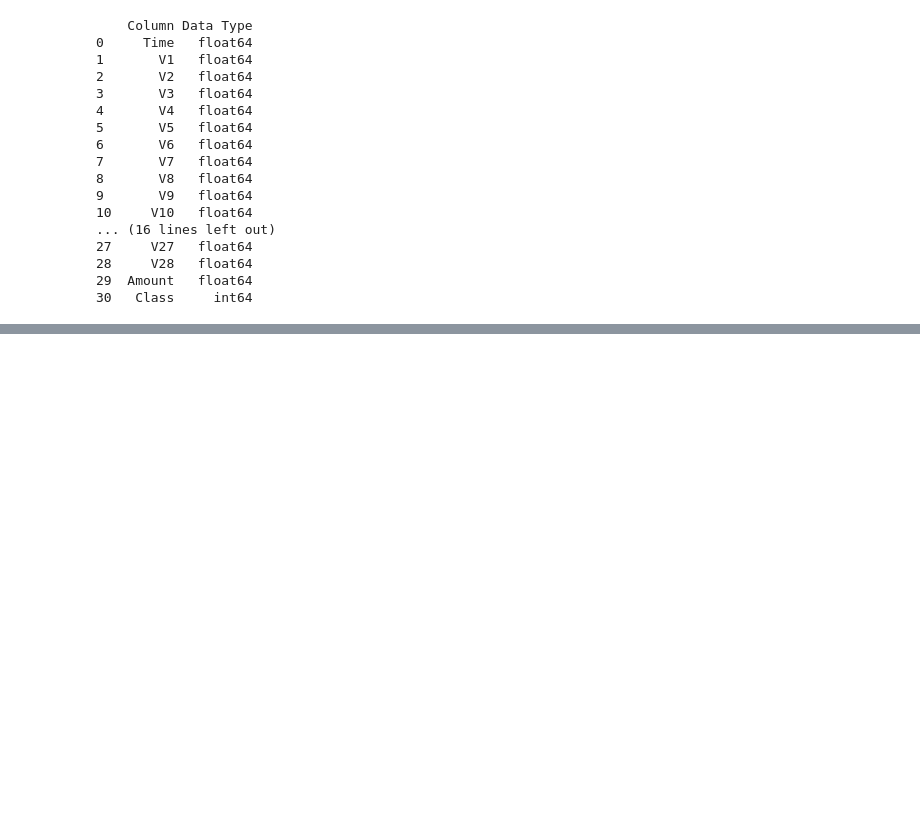
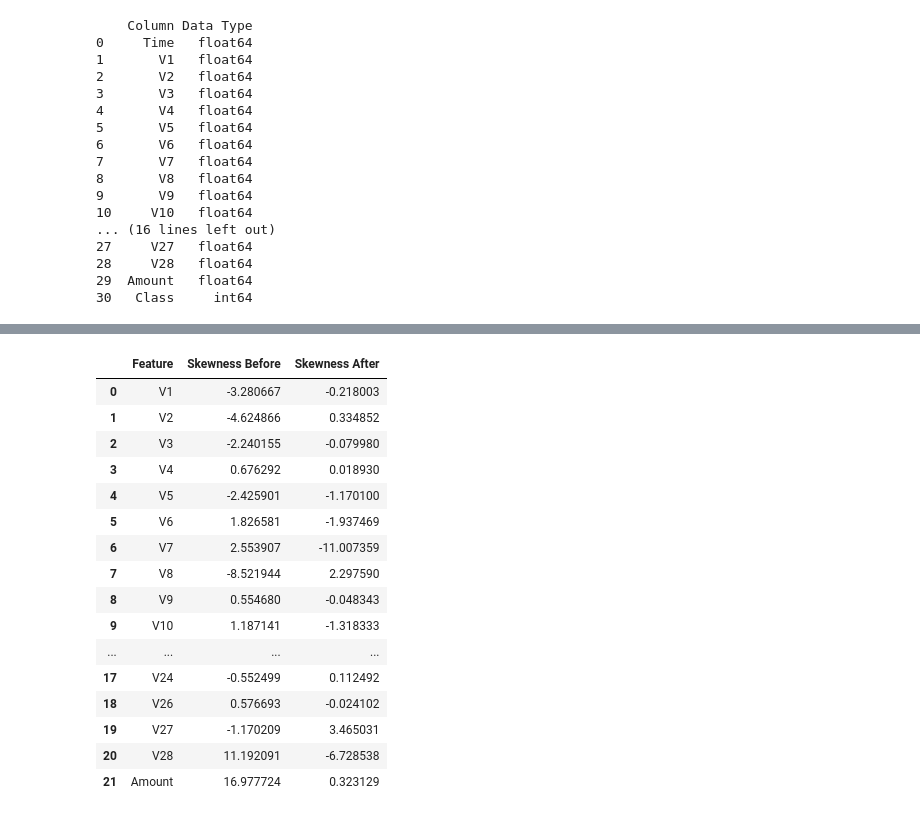
Before and after one commit to guyreuveni33/Tabular-Data-Science-Final-Research-Project, a Jupyter notebook: 21_2_2025.ipynb, the cells around one changed output, grey strips where cells are left out. Cells and saved outputs as stored; diff of their text form; code cells hidden in the pictures; blank space fills up the shorter version.

```diff
--- a/21_2_2025.ipynb
+++ b/21_2_2025.ipynb
@@ -87,6 +117,31 @@ for feature in skewed_features:
 # Standardize numerical features
 scaler = StandardScaler()
 df[numerical_features] = scaler.fit_transform(df[numerical_features])
+# %%
+# Convert skewness table to DataFrame
+skewness_df = pd.DataFrame(skewness_table, columns=["Feature", "Skewness Before", "Skewness After"])
+
+# Display the table
+from IPython.display import display
+display(skewness_df)
+# %% [output]
+|  | Feature | Skewness Before | Skewness After |
+| 0 | V1 | -3.280667 | -0.218003 |
+| 1 | V2 | -4.624866 | 0.334852 |
+| 2 | V3 | -2.240155 | -0.079980 |
+| 3 | V4 | 0.676292 | 0.018930 |
+| 4 | V5 | -2.425901 | -1.170100 |
+| 5 | V6 | 1.826581 | -1.937469 |
+| 6 | V7 | 2.553907 | -11.007359 |
+| 7 | V8 | -8.521944 | 2.297590 |
+| 8 | V9 | 0.554680 | -0.048343 |
+| 9 | V10 | 1.187141 | -1.318333 |
+| ... | ... | ... | ... |
+| 17 | V24 | -0.552499 | 0.112492 |
+| 18 | V26 | 0.576693 | -0.024102 |
+| 19 | V27 | -1.170209 | 3.465031 |
+| 20 | V28 | 11.192091 | -6.728538 |
+| 21 | Amount | 16.977724 | 0.323129 |
 # %%
 # Check class balance
 print("Checking class balance...")
```
Also changed, not shown: parts of 5 cells of this notebook.
